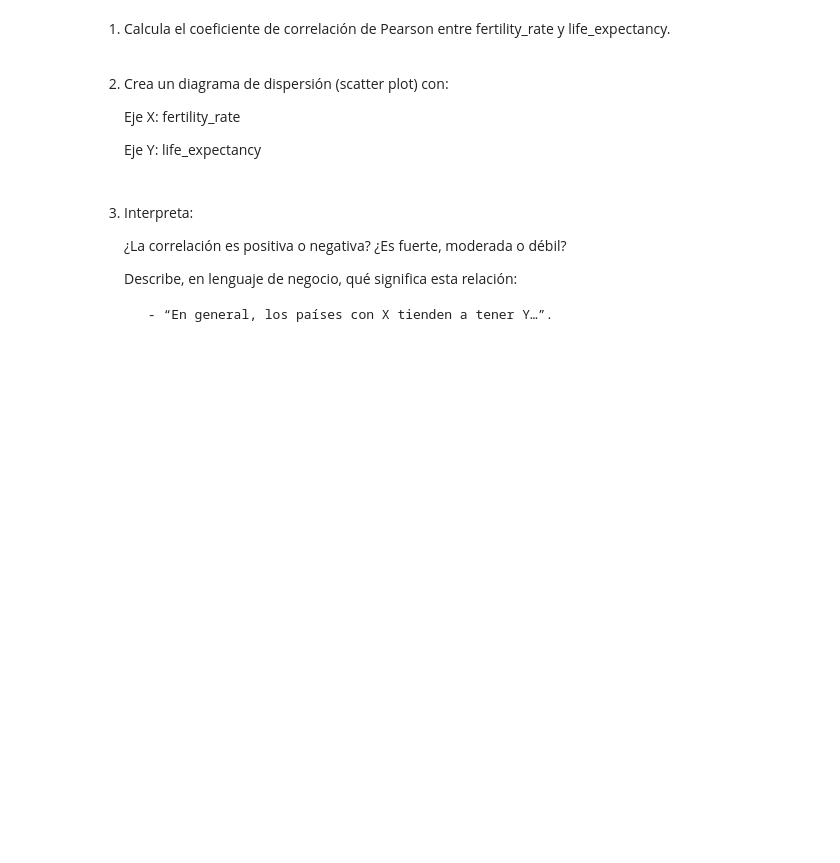
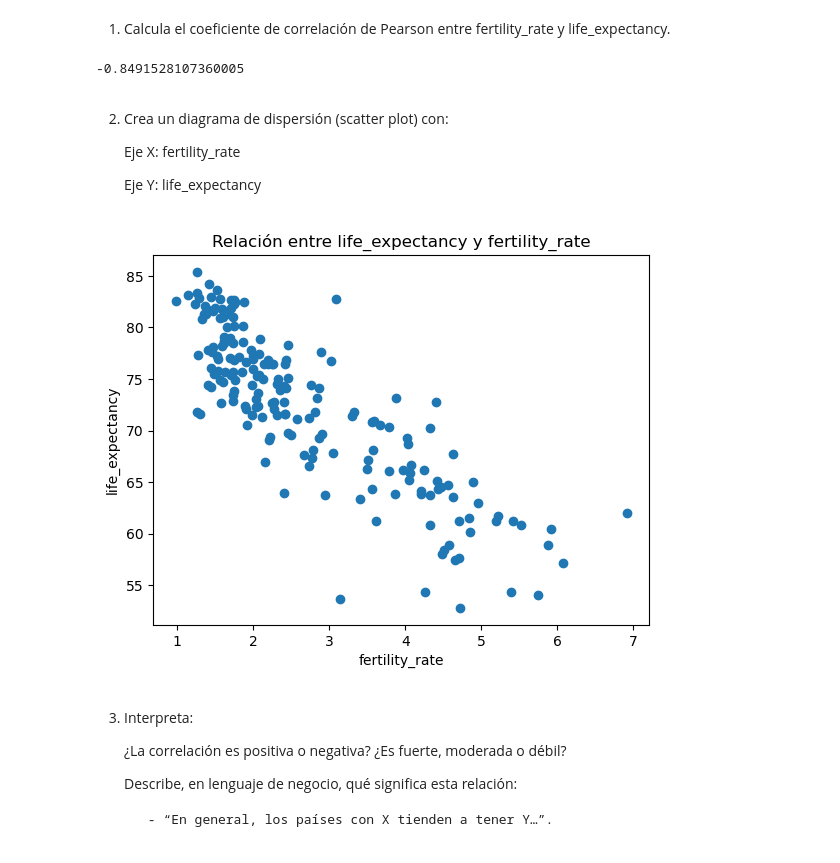
Before and after one commit to PatriciaAnaya/modulo-3-equipo-4-pair, a Jupyter notebook: modulo3-pair-estadistica-descriptiva-ii.ipynb, the cells around one changed output. Saved outputs shown, nothing was run; the diff lists cells and outputs as text; code cells hidden in the pictures; blank space fills up the shorter version.

```diff
--- a/modulo3-pair-estadistica-descriptiva-ii.ipynb
+++ b/modulo3-pair-estadistica-descriptiva-ii.ipynb
@@ -0,0 +26,4 @@
+# %%
+df = pd.read_csv("./datasets/world_data_full_apply_nulos.csv", index_col = 0)
+
+df.head()
@@ -8,12 +44,25 @@
     - life_expectancy
 # %% [markdown]
 1. Calcula el coeficiente de correlación de Pearson entre fertility_rate y life_expectancy.
+# %%
+resultado = df['fertility_rate'].corr(df['life_expectancy'])
+resultado
+# %% [output]
+-0.8491528107360005
 # %% [markdown]
 2. Crea un diagrama de dispersión (scatter plot) con:
 
     Eje X: fertility_rate
 
     Eje Y: life_expectancy
+# %%
+plt.scatter(df["fertility_rate"], df["life_expectancy"])
+plt.xlabel("fertility_rate")
+plt.ylabel("life_expectancy")
+plt.title("Relación entre life_expectancy y fertility_rate")
+plt.show()
+# %% [output]
+[figure, added]
 # %% [markdown]
 3. Interpreta:
 
```
Also changed, not shown: parts of 7 cells of this notebook.
